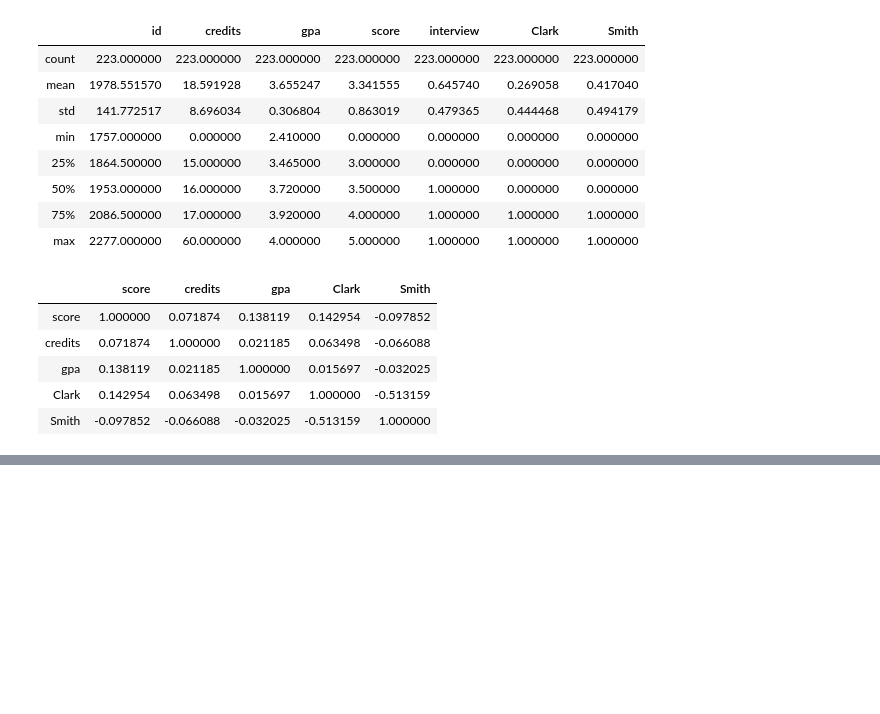
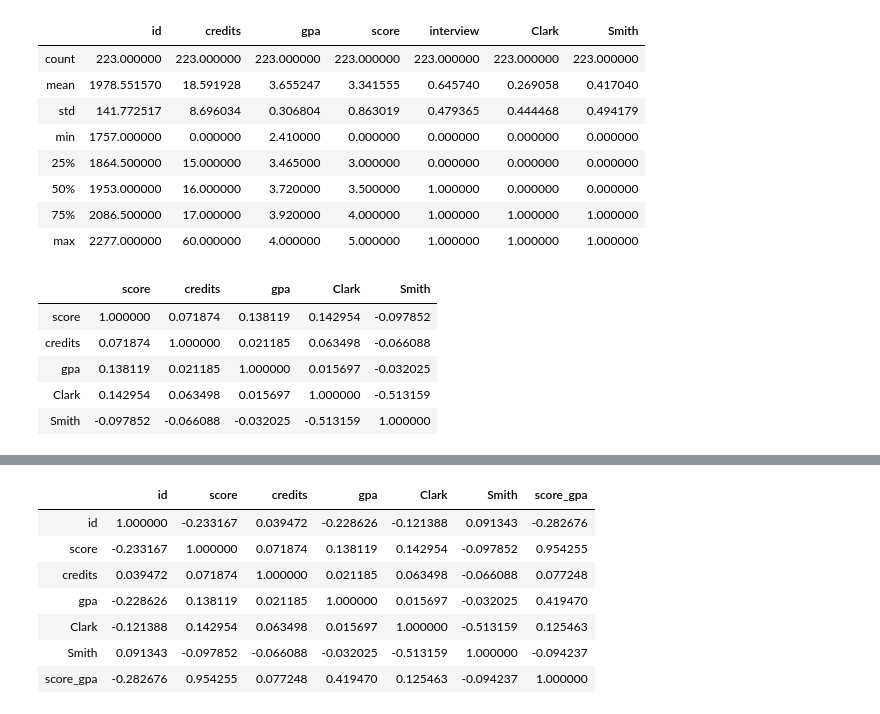
Before and after one commit to jpbailey/438a, a Jupyter notebook: questselections18revisited.ipynb, the cells around one changed output, grey strips where cells are left out. Saved outputs shown, nothing was run; the diff lists cells and outputs as text; code cells hidden in the pictures; blank space fills up the shorter version.

```diff
--- a/questselections18revisited.ipynb
+++ b/questselections18revisited.ipynb
@@ -101,0 +127,13 @@ Smith         -0.2556      0.395     -0.647      0.518      -1.030       0.519
+# %%
+YVar = df[["interview"]] # this is our dependent variable
+XVar = df[["id", "score", "credits", "gpa", "Clark", "Smith", "score_gpa"]] # these are our independent variables
+XVar.corr()
+# %% [output]
+|  | id | score | credits | gpa | Clark | Smith | score_gpa |
+| id | 1.000000 | -0.233167 | 0.039472 | -0.228626 | -0.121388 | 0.091343 | -0.282676 |
+| score | -0.233167 | 1.000000 | 0.071874 | 0.138119 | 0.142954 | -0.097852 | 0.954255 |
+| credits | 0.039472 | 0.071874 | 1.000000 | 0.021185 | 0.063498 | -0.066088 | 0.077248 |
+| gpa | -0.228626 | 0.138119 | 0.021185 | 1.000000 | 0.015697 | -0.032025 | 0.419470 |
+| Clark | -0.121388 | 0.142954 | 0.063498 | 0.015697 | 1.000000 | -0.513159 | 0.125463 |
+| Smith | 0.091343 | -0.097852 | -0.066088 | -0.032025 | -0.513159 | 1.000000 | -0.094237 |
+| score_gpa | -0.282676 | 0.954255 | 0.077248 | 0.419470 | 0.125463 | -0.094237 | 1.000000 |
```
Also changed, not shown: parts of 9 cells of this notebook.
